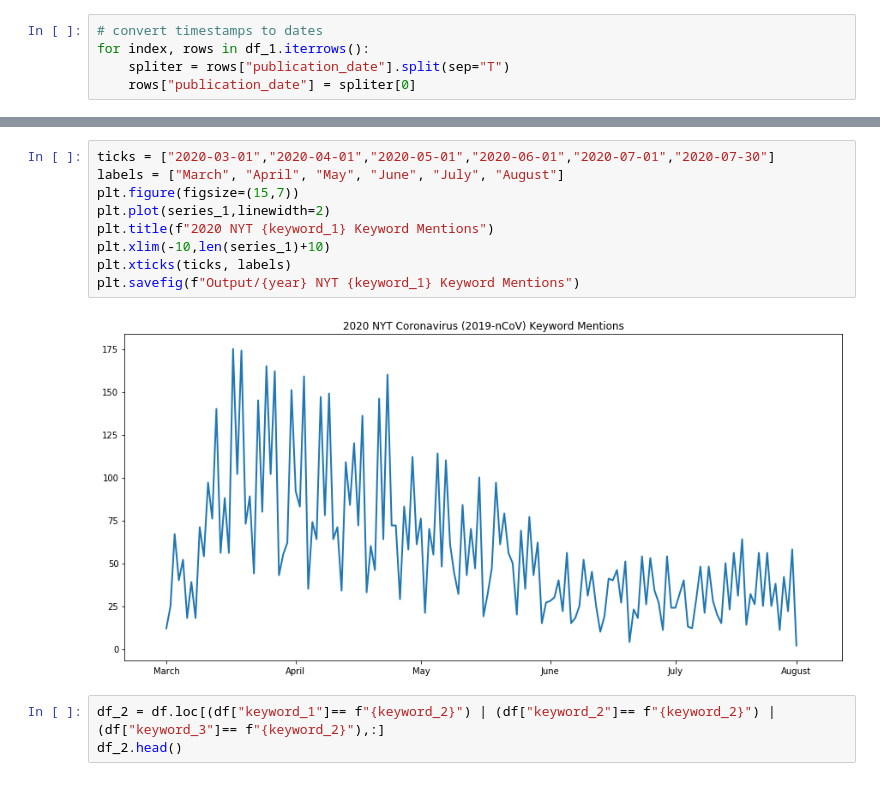
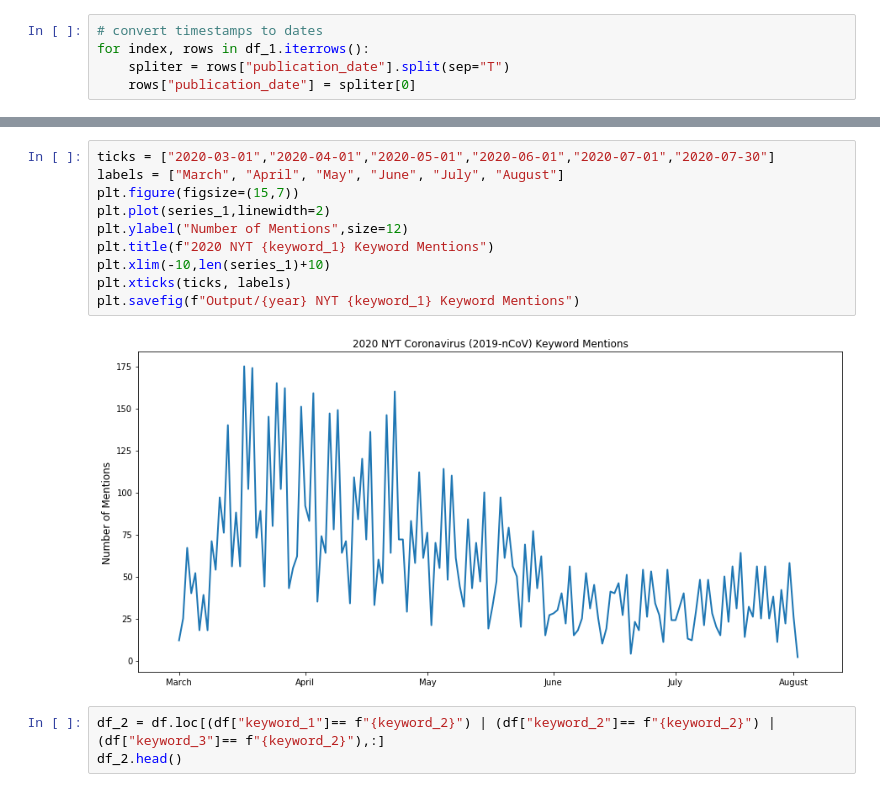
Before and after one commit to RoarkJ/NYT-Keyword-Analysis, a Jupyter notebook: multi_month.ipynb, the cells around one changed output, grey strips where cells are left out. Drawn from its saved outputs; the diff is of its cells as text.

```diff
--- a/multi_month.ipynb
+++ b/multi_month.ipynb
@@ -119,14 +119,15 @@ Name: publication_date, Length: 152, dtype: int64
 # %%
 ticks = ["2020-03-01","2020-04-01","2020-05-01","2020-06-01","2020-07-01","2020-07-30"]
 labels = ["March", "April", "May", "June", "July", "August"]
 plt.figure(figsize=(15,7))
 plt.plot(series_1,linewidth=2)
+plt.ylabel("Number of Mentions",size=12)
 plt.title(f"2020 NYT {keyword_1} Keyword Mentions")
 plt.xlim(-10,len(series_1)+10)
 plt.xticks(ticks, labels)
 plt.savefig(f"Output/{year} NYT {keyword_1} Keyword Mentions")
 # %% [output]
-[figure, old version]
+[figure, new version]
 # %%
 df_2 = df.loc[(df["keyword_1"]== f"{keyword_2}") | (df["keyword_2"]== f"{keyword_2}") | (df["keyword_3"]== f"{keyword_2}"),:]
 df_2.head()
```
Also changed, not shown: parts of 11 cells of this notebook.
